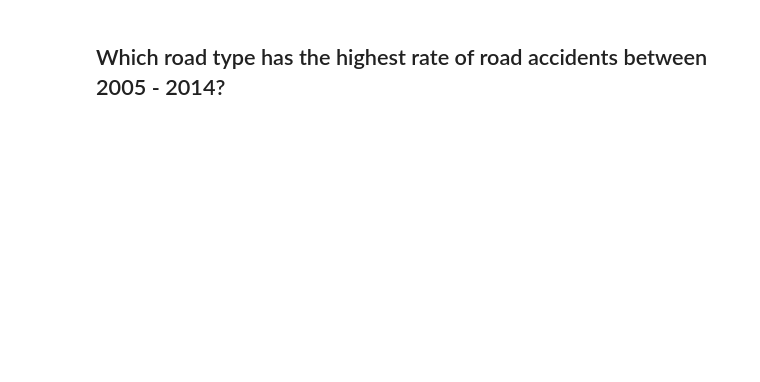
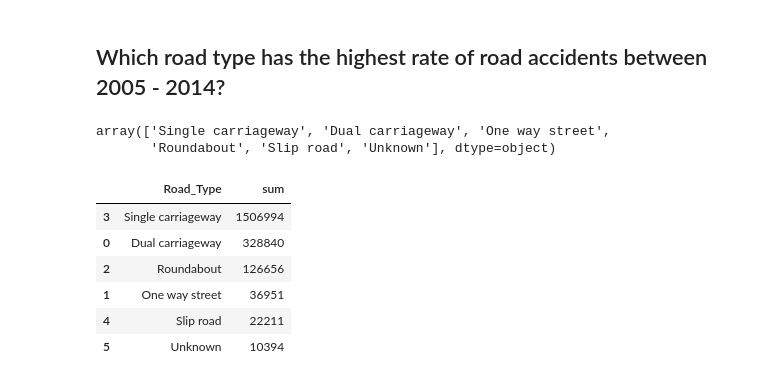
Before and after one commit to muski21/UK-Accidents-Analysis, a Jupyter notebook: UK_accidents_visualization.ipynb, the cells around one changed output. Saved outputs shown, nothing was run; the diff lists cells and outputs as text; code cells hidden in the pictures; blank space fills up the shorter version.

```diff
--- a/UK_accidents_visualization.ipynb
+++ b/UK_accidents_visualization.ipynb
@@ -17,2 +148,19 @@
 # %% [markdown]
 ## Which road type has the highest rate of road accidents between 2005 - 2014?
+# %%
+df_uk['Road_Type'].unique()
+# %% [output]
+array(['Single carriageway', 'Dual carriageway', 'One way street',
+       'Roundabout', 'Slip road', 'Unknown'], dtype=object)
+# %%
+road_df=get_accidents(df_uk,'Road_Type').sort_values(by='sum',ascending=False)
+# %%
+road_df
+# %% [output]
+|  | Road_Type | sum |
+| 3 | Single carriageway | 1506994 |
+| 0 | Dual carriageway | 328840 |
+| 2 | Roundabout | 126656 |
+| 1 | One way street | 36951 |
+| 4 | Slip road | 22211 |
+| 5 | Unknown | 10394 |
```
Also changed, not shown: parts of 24 cells of this notebook.
